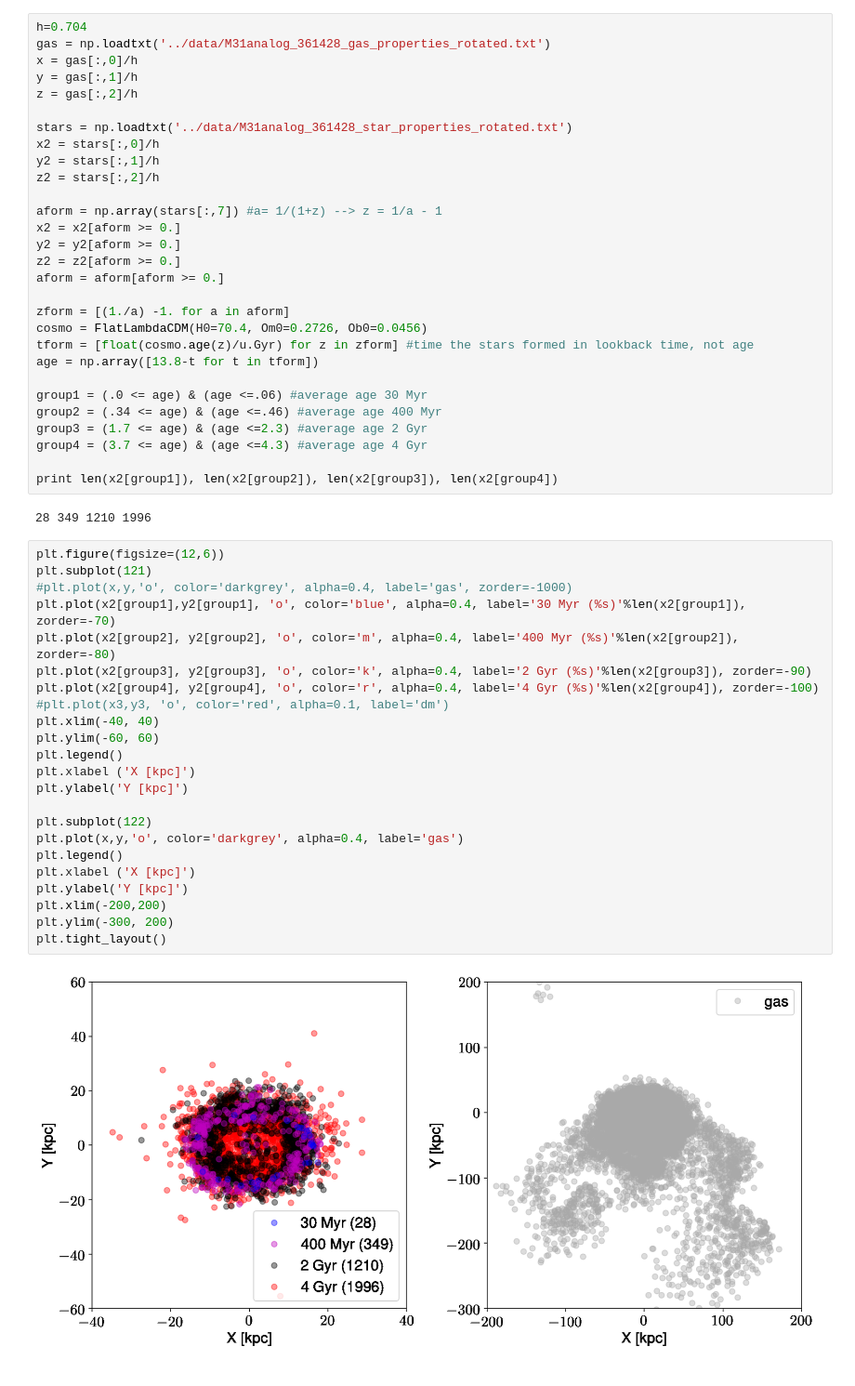
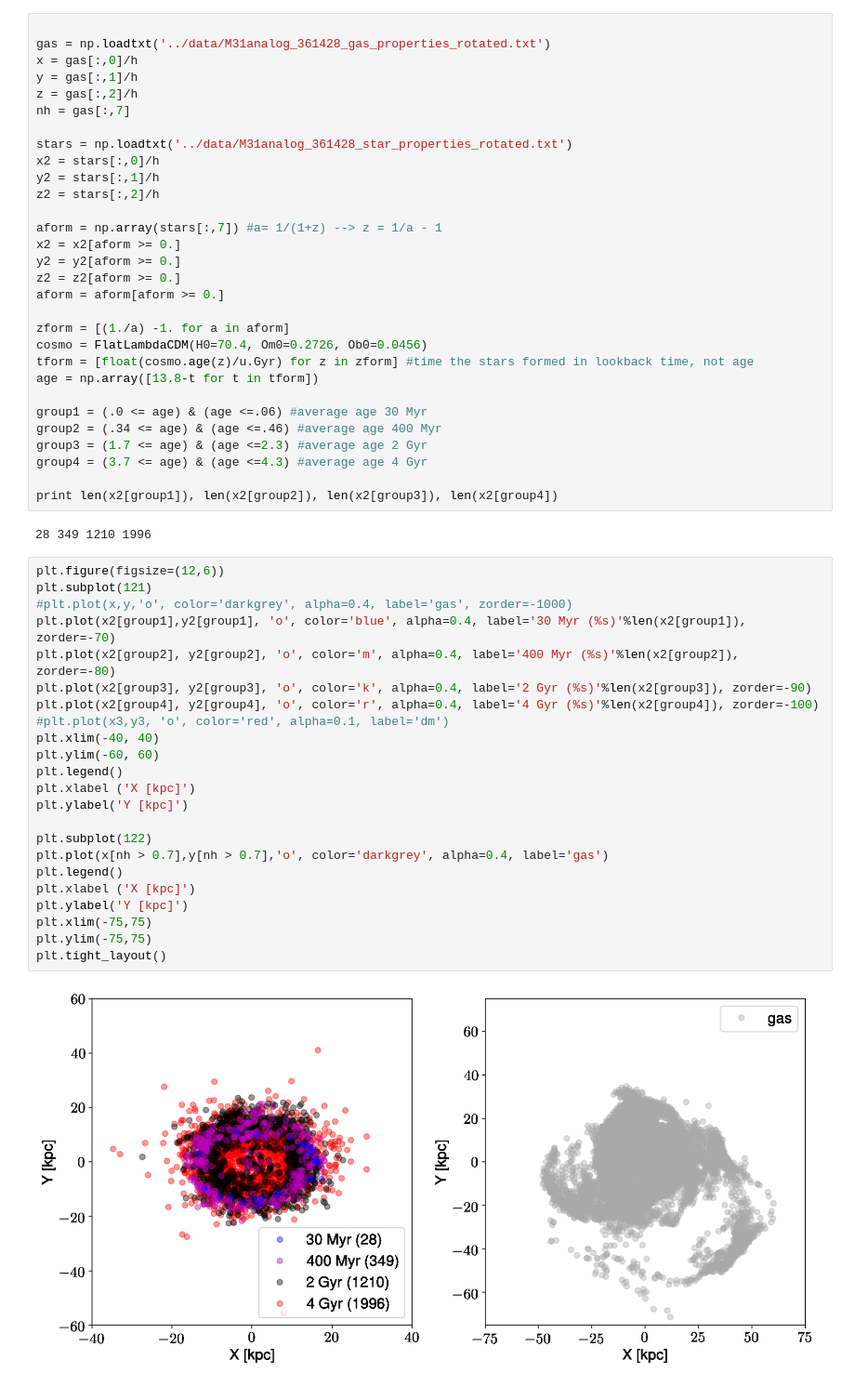
Before and after one commit to ekta1224/IllustrisAD, a Jupyter notebook: analysis/plot_particles.ipynb, the cells around one changed output. Shown: that part at 93% size. Drawn from its saved outputs; the diff is of its cells as text.

Commit message:
replaced particle image and corresponding notebook

```diff
--- a/analysis/plot_particles.ipynb
+++ b/analysis/plot_particles.ipynb
@@ -37,11 +38,12 @@ plt.ylabel('Y [kpc]')
 <matplotlib.text.Text at 0x...>
 [figure]
 # %%
-h=0.704
+
 gas = np.loadtxt('../data/M31analog_361428_gas_properties_rotated.txt')
 x = gas[:,0]/h
 y = gas[:,1]/h
 z = gas[:,2]/h
+nh = gas[:,7]
 
 stars = np.loadtxt('../data/M31analog_361428_star_properties_rotated.txt')
 x2 = stars[:,0]/h
@@ -70,25 +72,25 @@ print len(x2[group1]), len(x2[group2]), len(x2[group3]), len(x2[group4])
 # %%
 plt.figure(figsize=(12,6))
 plt.subplot(121)
 #plt.plot(x,y,'o', color='darkgrey', alpha=0.4, label='gas', zorder=-1000)
 plt.plot(x2[group1],y2[group1], 'o', color='blue', alpha=0.4, label='30 Myr (%s)'%len(x2[group1]), zorder=-70)
 plt.plot(x2[group2], y2[group2], 'o', color='m', alpha=0.4, label='400 Myr (%s)'%len(x2[group2]), zorder=-80)
 plt.plot(x2[group3], y2[group3], 'o', color='k', alpha=0.4, label='2 Gyr (%s)'%len(x2[group3]), zorder=-90)
 plt.plot(x2[group4], y2[group4], 'o', color='r', alpha=0.4, label='4 Gyr (%s)'%len(x2[group4]), zorder=-100)
 #plt.plot(x3,y3, 'o', color='red', alpha=0.1, label='dm')
 plt.xlim(-40, 40)
 plt.ylim(-60, 60)
 plt.legend()
 plt.xlabel ('X [kpc]')
 plt.ylabel('Y [kpc]')
 
 plt.subplot(122)
-plt.plot(x,y,'o', color='darkgrey', alpha=0.4, label='gas')
+plt.plot(x[nh > 0.7],y[nh > 0.7],'o', color='darkgrey', alpha=0.4, label='gas')
 plt.legend()
 plt.xlabel ('X [kpc]')
 plt.ylabel('Y [kpc]')
-plt.xlim(-200,200)
-plt.ylim(-300, 200)
+plt.xlim(-75,75)
+plt.ylim(-75,75)
 plt.tight_layout()
 # %% [output]
-[figure, old version]
+[figure, new version]
```
Also changed, not shown: parts of 1 cell of this notebook, 1 other file.
